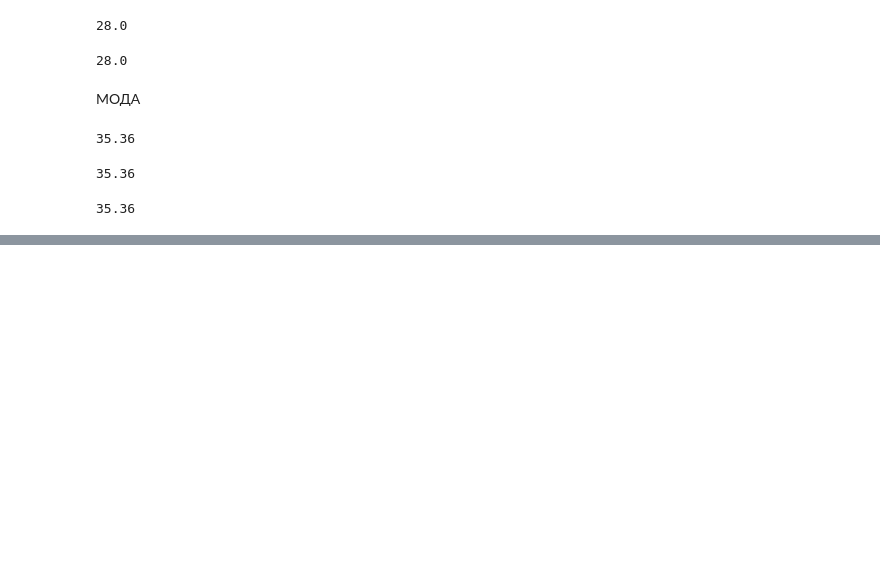
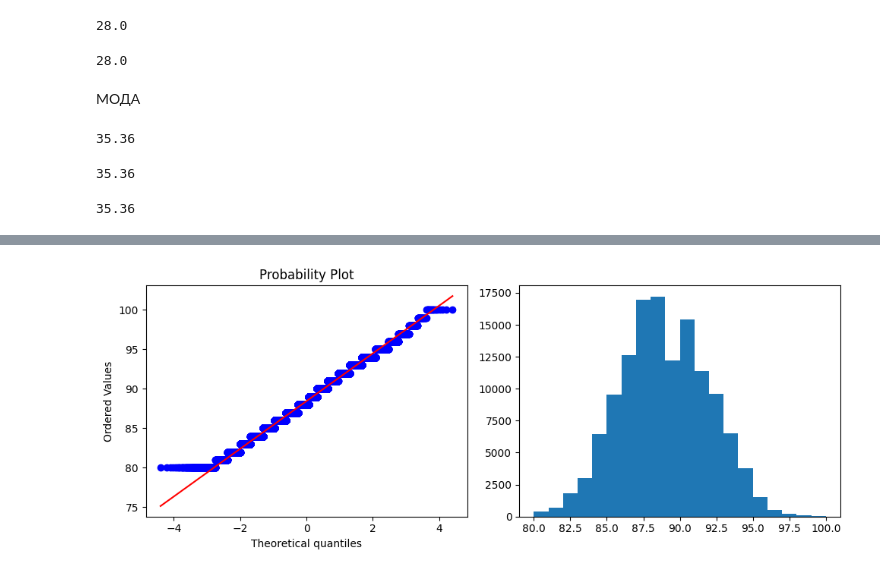
Before and after one commit to Blooodniy/SF_DS, a Jupyter notebook: EDA/EDA-2. Математическая статистика в контексте EDA/EDA_2.ipynb, the cells around one changed output, grey strips where cells are left out. Saved outputs shown, nothing was run; the diff lists cells and outputs as text; code cells hidden in the pictures; blank space fills up the shorter version.

```diff
--- a/EDA/EDA-2. Математическая статистика в контексте EDA/EDA_2.ipynb
+++ b/EDA/EDA-2. Математическая статистика в контексте EDA/EDA_2.ipynb
@@ -110,0 +148,17 @@ mode
+# %%
+# Задание 4.2
+# Постройте приведённые выше графики для признака points из датасета винных обзоров и выберите верное утверждение
+
+plt.figure(figsize=(10,4))
+
+plt.subplot(1, 2, 1)
+stats.probplot(data['points'], plot=plt)
+
+plt.subplot(1, 2, 2)
+plt.hist(data['points'], bins=20)
+
+plt.tight_layout()
+
+plt.show()
+# %% [output]
+[figure, added]
```
Also changed, not shown: parts of 6 cells of this notebook.
